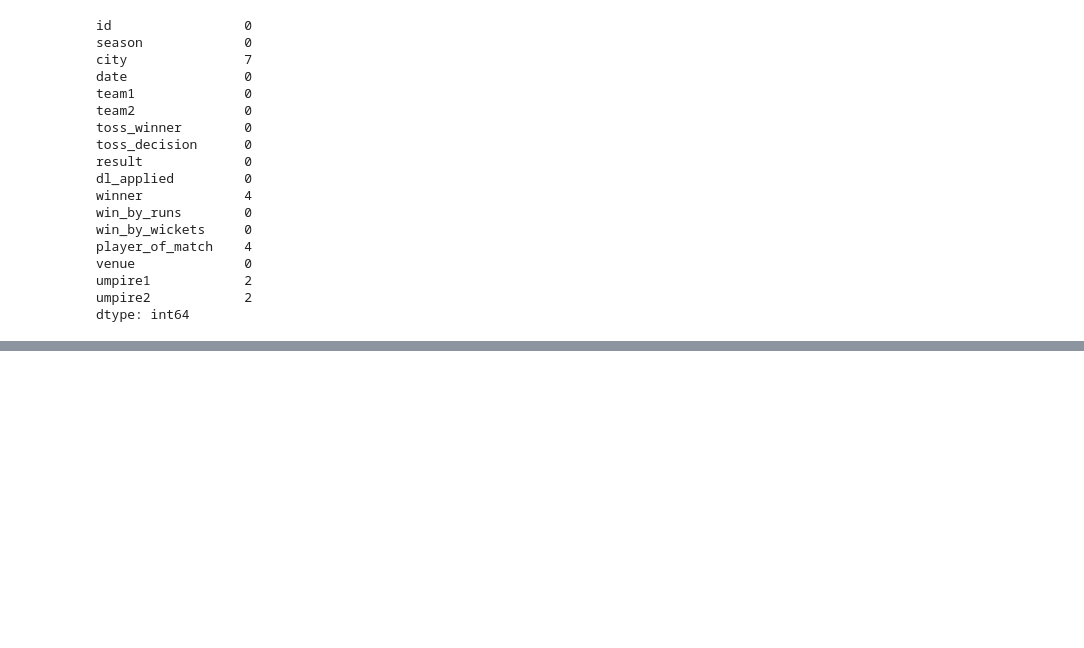
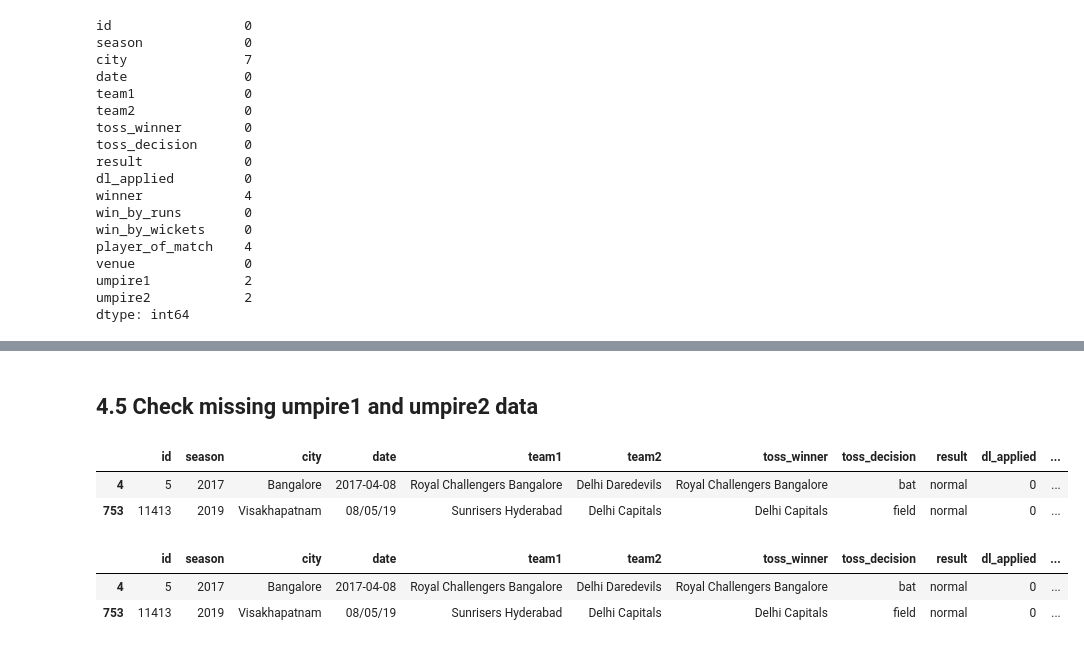
Before and after one commit to vidushan-ds/academic-data-wrangler, a Jupyter notebook: cricket-performance-analytics/cricket_analyz.ipynb, the cells around one changed output, grey strips where cells are left out. Saved outputs shown, nothing was run; the diff lists cells and outputs as text; code cells hidden in the pictures; blank space fills up the shorter version.

```diff
--- a/cricket-performance-analytics/cricket_analyz.ipynb
+++ b/cricket-performance-analytics/cricket_analyz.ipynb
@@ -108,0 +148,14 @@ dtype: int64
+# %% [markdown]
+## 4.5 Check missing umpire1 and umpire2 data
+# %%
+ipl_df[ipl_df["umpire1"].isna()]
+# %% [output]
+|  | id | season | city | date | team1 | team2 | toss_winner | toss_decision | result | dl_applied | ... |
+| 4 | 5 | 2017 | Bangalore | 2017-04-08 | Royal Challengers Bangalore | Delhi Daredevils | Royal Challengers Bangalore | bat | normal | 0 | ... |
+| 753 | 11413 | 2019 | Visakhapatnam | 08/05/19 | Sunrisers Hyderabad | Delhi Capitals | Delhi Capitals | field | normal | 0 | ... |
+# %%
+ipl_df[ipl_df["umpire2"].isna()]
+# %% [output]
+|  | id | season | city | date | team1 | team2 | toss_winner | toss_decision | result | dl_applied | ... |
+| 4 | 5 | 2017 | Bangalore | 2017-04-08 | Royal Challengers Bangalore | Delhi Daredevils | Royal Challengers Bangalore | bat | normal | 0 | ... |
+| 753 | 11413 | 2019 | Visakhapatnam | 08/05/19 | Sunrisers Hyderabad | Delhi Capitals | Delhi Capitals | field | normal | 0 | ... |
```
Also changed, not shown: parts of 9 cells of this notebook.
